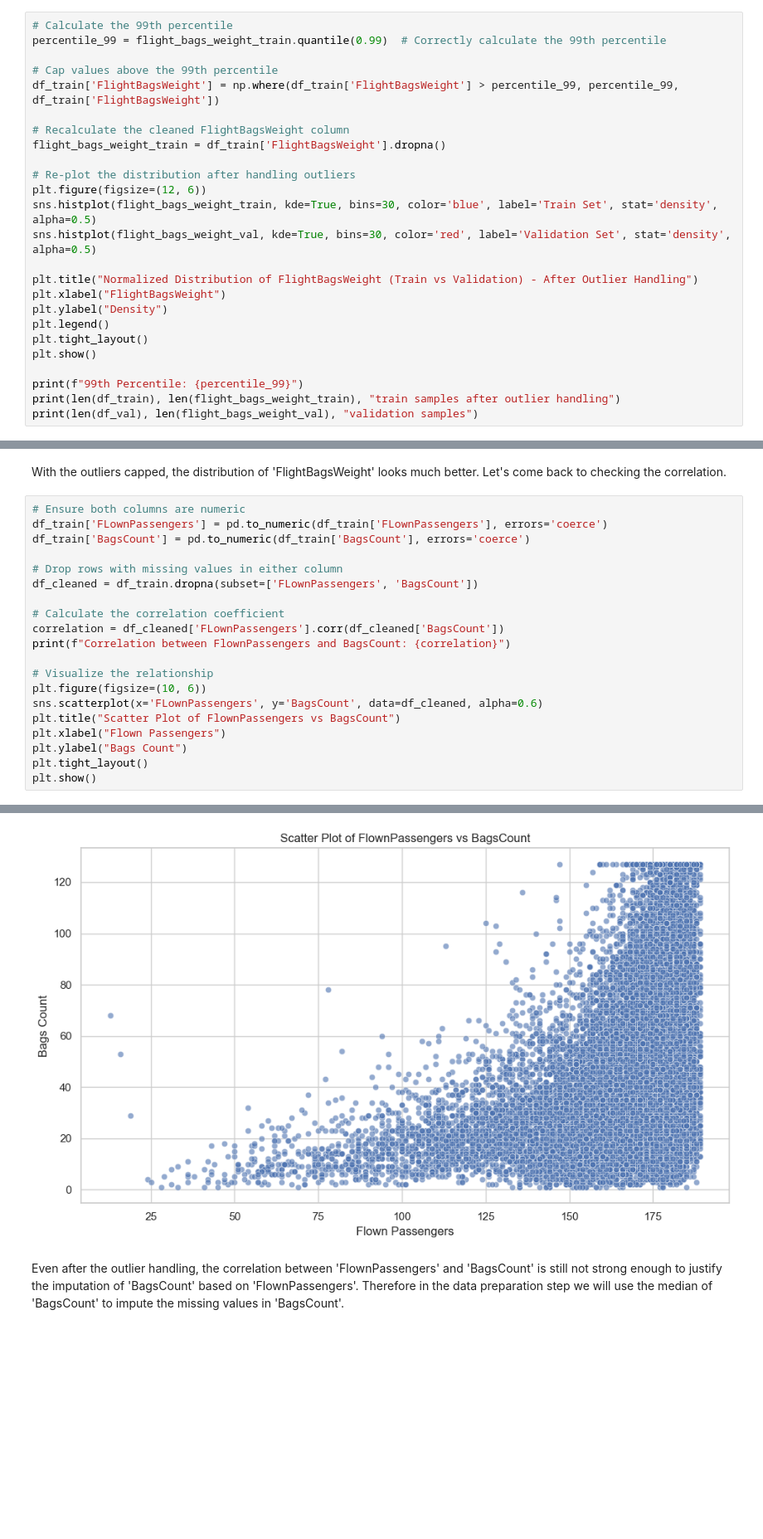
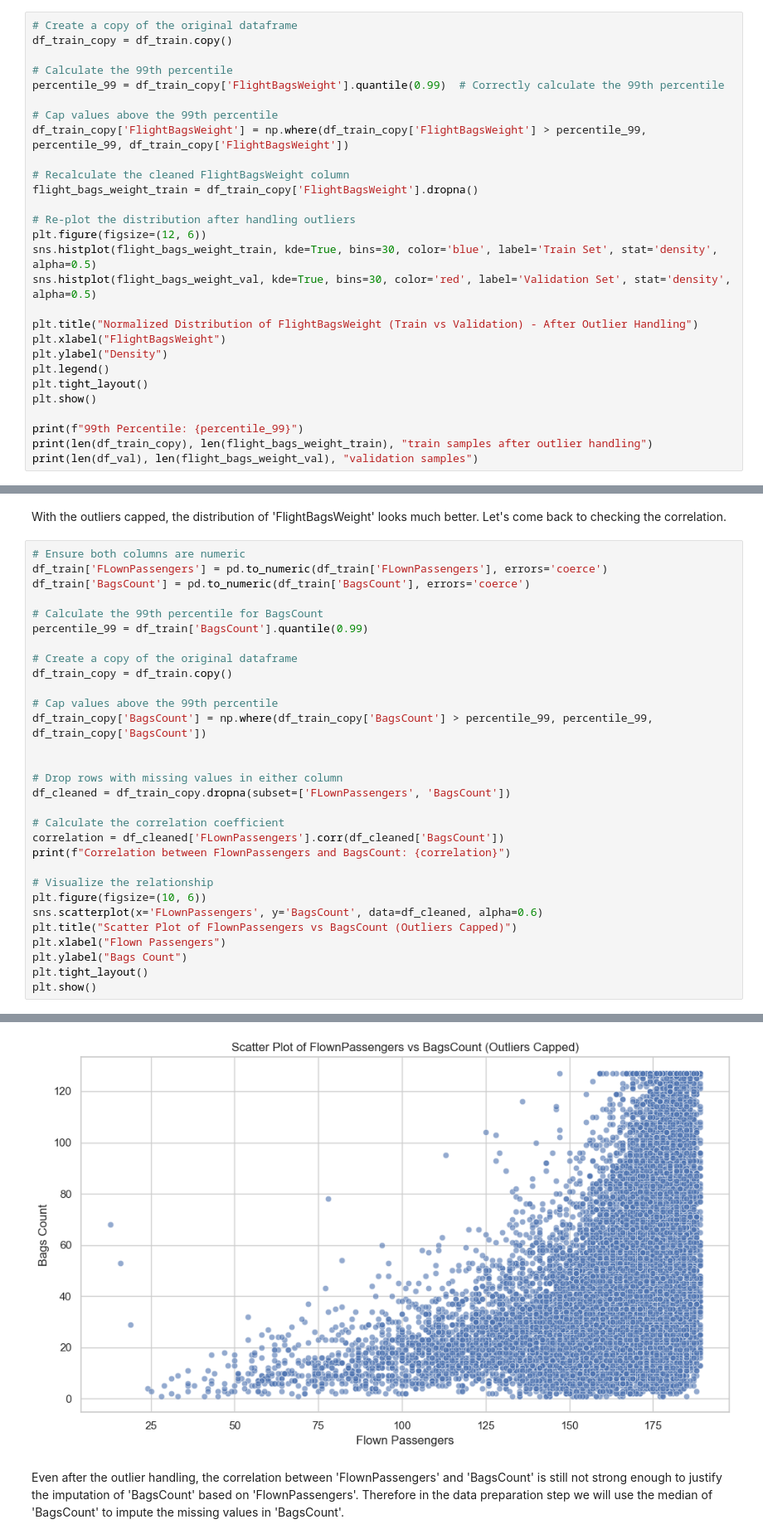
Before and after one commit to banacchini/ryanairTakeOffWeightRegression, a Jupyter notebook: notebooks/01_eda.ipynb, the cells around one changed output, grey strips where cells are left out. Shown at 83% size. Saved outputs shown, nothing was run; the diff lists cells and outputs as text; blank space fills up the shorter version.

```diff
--- a/notebooks/01_eda.ipynb
+++ b/notebooks/01_eda.ipynb
@@ -451,14 +459,17 @@ print(max(flight_bags_weight_val), "max flight bags weight in validation set")
 # %% [markdown]
 There are extreme outliers in the 'FlightBagsWeight' column, which are not realistic. We will handle these outliers by capping the values above the 95th percentile, similar to how we handled the 'BagsCount' column.
 # %%
+# Create a copy of the original dataframe
+df_train_copy = df_train.copy()
+
 # Calculate the 99th percentile
-percentile_99 = flight_bags_weight_train.quantile(0.99)  # Correctly calculate the 99th percentile
+percentile_99 = df_train_copy['FlightBagsWeight'].quantile(0.99)  # Correctly calculate the 99th percentile
 
 # Cap values above the 99th percentile
-df_train['FlightBagsWeight'] = np.where(df_train['FlightBagsWeight'] > percentile_99, percentile_99, df_train['FlightBagsWeight'])
+df_train_copy['FlightBagsWeight'] = np.where(df_train_copy['FlightBagsWeight'] > percentile_99, percentile_99, df_train_copy['FlightBagsWeight'])
 
 # Recalculate the cleaned FlightBagsWeight column
-flight_bags_weight_train = df_train['FlightBagsWeight'].dropna()
+flight_bags_weight_train = df_train_copy['FlightBagsWeight'].dropna()
 
 # Re-plot the distribution after handling outliers
 plt.figure(figsize=(12, 6))
@@ -473,7 +484,7 @@ plt.tight_layout()
 plt.show()
 
 print(f"99th Percentile: {percentile_99}")
-print(len(df_train), len(flight_bags_weight_train), "train samples after outlier handling")
+print(len(df_train_copy), len(flight_bags_weight_train), "train samples after outlier handling")
 print(len(df_val), len(flight_bags_weight_val), "validation samples")
 # %% [output]
 [figure]
@@ -485,26 +496,36 @@ With the outliers capped, the distribution of 'FlightBagsWeight' looks much bett
 # %%
 # Ensure both columns are numeric
 df_train['FLownPassengers'] = pd.to_numeric(df_train['FLownPassengers'], errors='coerce')
 df_train['BagsCount'] = pd.to_numeric(df_train['BagsCount'], errors='coerce')
 
+# Calculate the 99th percentile for BagsCount
+percentile_99 = df_train['BagsCount'].quantile(0.99)
+
+# Create a copy of the original dataframe
+df_train_copy = df_train.copy()
+
+# Cap values above the 99th percentile
+df_train_copy['BagsCount'] = np.where(df_train_copy['BagsCount'] > percentile_99, percentile_99, df_train_copy['BagsCount'])
+
+
 # Drop rows with missing values in either column
-df_cleaned = df_train.dropna(subset=['FLownPassengers', 'BagsCount'])
+df_cleaned = df_train_copy.dropna(subset=['FLownPassengers', 'BagsCount'])
 
 # Calculate the correlation coefficient
 correlation = df_cleaned['FLownPassengers'].corr(df_cleaned['BagsCount'])
 print(f"Correlation between FlownPassengers and BagsCount: {correlation}")
 
 # Visualize the relationship
 plt.figure(figsize=(10, 6))
 sns.scatterplot(x='FLownPassengers', y='BagsCount', data=df_cleaned, alpha=0.6)
-plt.title("Scatter Plot of FlownPassengers vs BagsCount")
+plt.title("Scatter Plot of FlownPassengers vs BagsCount (Outliers Capped)")
 plt.xlabel("Flown Passengers")
 plt.ylabel("Bags Count")
 plt.tight_layout()
 plt.show()
 # %% [output]
 Correlation between FlownPassengers and BagsCount: 0.36479707222766733
-[figure, old version]
+[figure, new version]
 # %% [markdown]
 Even after the outlier handling, the correlation between 'FlownPassengers' and 'BagsCount' is still not strong enough to justify the imputation of 'BagsCount' based on 'FlownPassengers'. Therefore in the data preparation step we will use the median of 'BagsCount' to impute the missing values in 'BagsCount'.
 # %%
```
Also changed, not shown: parts of 19 cells of this notebook, 1 other file.
